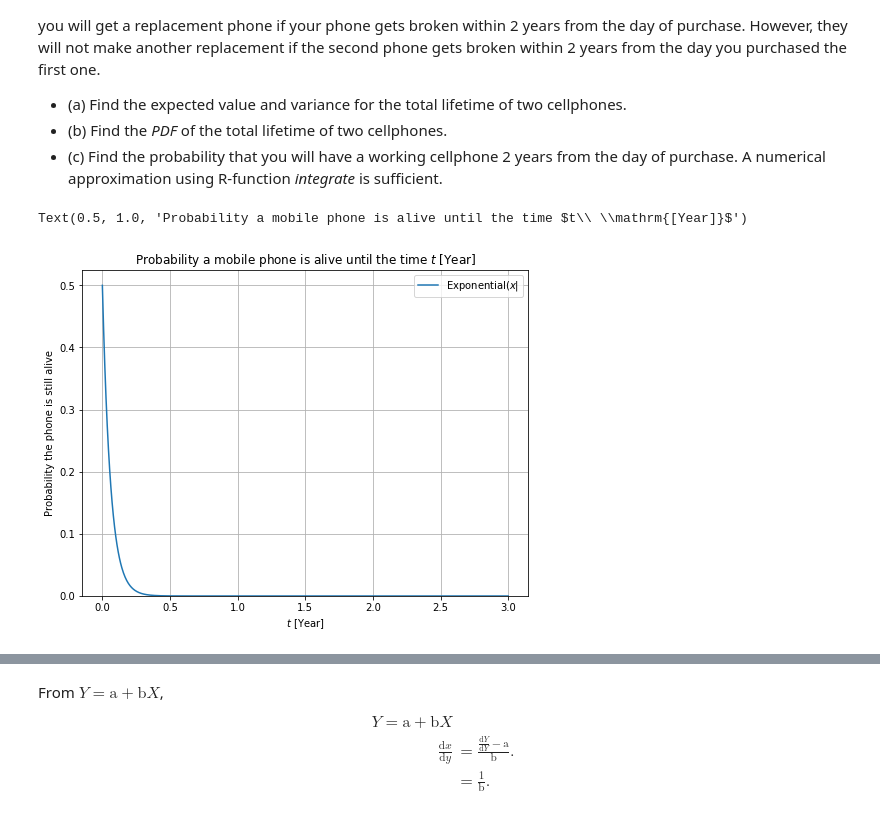
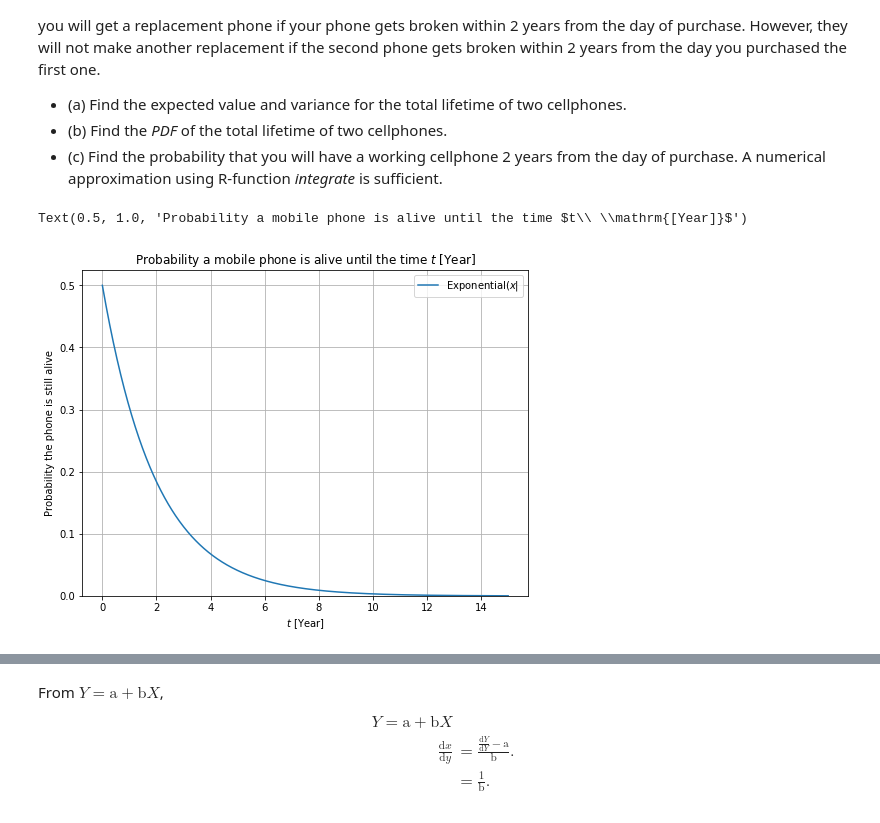
Before and after one commit to indiaki1o/ISI2, a Jupyter notebook: EX2/EX02.ipynb, the cells around one changed output, grey strips where cells are left out. Cells and saved outputs as stored; diff of their text form; code cells hidden in the pictures.

Commit message:
ex2: amend bug using X instead of X_t in calculate expon

```diff
--- a/EX2/EX02.ipynb
+++ b/EX2/EX02.ipynb
@@ -211,26 +211,27 @@ However, they will not make another replacement if the second phone gets broken
 * (c) Find the probability that you will have a working cellphone 2 years from the day of purchase. A numerical approximation using R-function *integrate* is sufficient.
 # %%
 expon = scipy.stats.expon(scale=2)
-X_t=np.linspace(0,3,1000)
-prob = expon.pdf(X)
+xrange = (0,15)
+X_t  = np.linspace(xrange[0],xrange[1],1000)
+prob = expon.pdf(X_t)
 
 fig_ = plt.figure(figsize=(8,6))
 ax_  = plt.subplot(111)
 lin_fa = ax_.plot(X_t,prob, label="$\mathrm{Exponential}(x|\beta=2)$")
 # lin_a0 = ax_.scatter(a_list[0], func_f(x,a_list[0]), marker="x", s=40,
 #                      label="$f(a={})$".format(a_list[0]) )
 # lin_a1 = ax_.scatter(a_list[1], func_f(x,a_list[1]), marker="x", s=40,
 #                      label="$f(a={})$".format(a_list[1]) )
 # lin_mean = ax_.scatter(mean_x, func_f(x,mean_x), marker="x", s=40,
 #                        label="$f(a=\overline{\mathbf{x}})$")
 #%
 ax_.grid(True)
 ax_.legend()
 ax_.axes.set_xlabel("$ t {\ } \mathrm{[Year]} $")
 ax_.axes.set_ylabel("Probability the phone is still alive")
 ax_.axes.set_xlim()
 ax_.axes.set_ylim(0,)
 ax_.axes.set_title("Probability a mobile phone is alive until the time $t\ \mathrm{[Year]}$")
 # %% [output]
 Text(0.5, 1.0, 'Probability a mobile phone is alive until the time $t\\ \\mathrm{[Year]}$')
-[figure, old version]
+[figure, new version]
```
Also changed, not shown: parts of 1 cell of this notebook.
